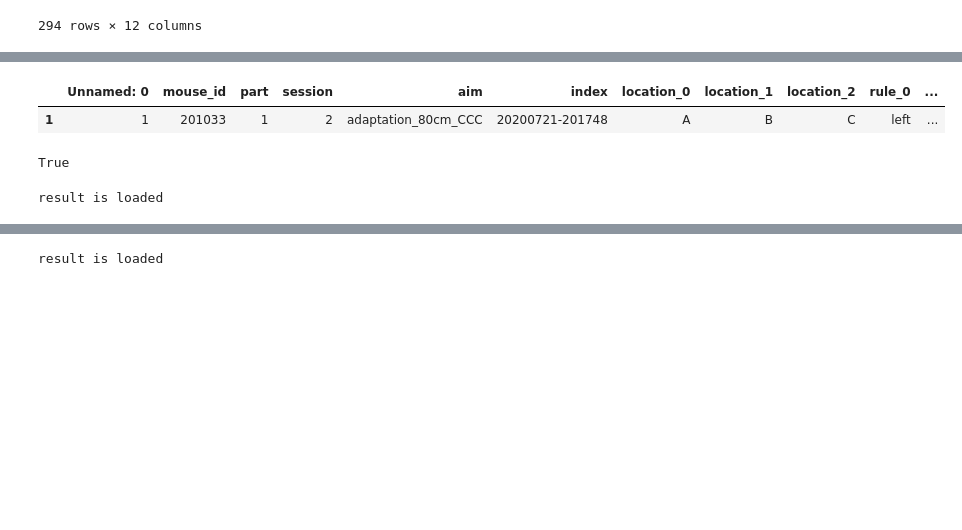
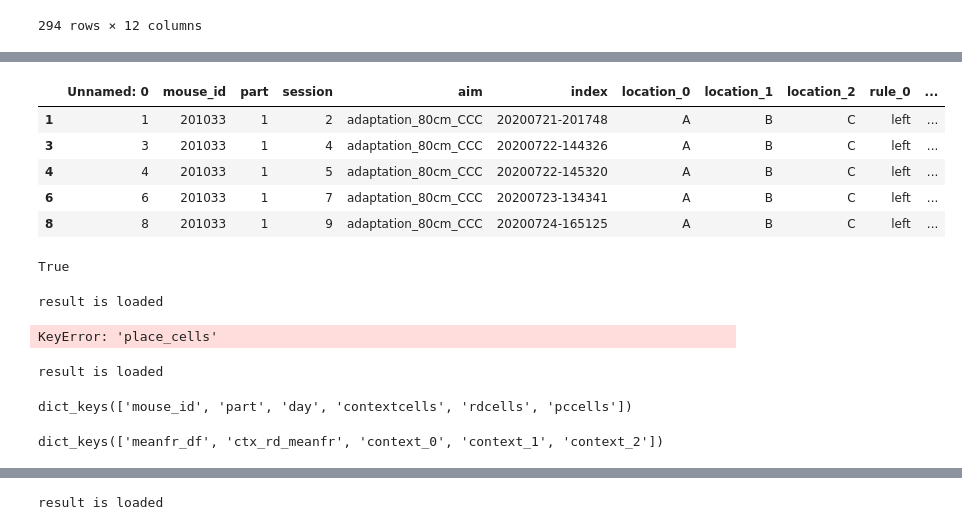
Before and after one commit to SabriQ/g_mylab, a Jupyter notebook: developing/single_cell_analysis/cell proportion along sessions.ipynb, the cells around one changed output, grey strips where cells are left out. Cells and saved outputs as stored; diff of their text form; code cells hidden in the pictures; blank space fills up the shorter version.

```diff
--- a/developing/single_cell_analysis/cell proportion along sessions.ipynb
+++ b/developing/single_cell_analysis/cell proportion along sessions.ipynb
@@ -80,7 +48,7 @@ context_map
 | 293 | 299 | 206552 | 7 | 15 | lack_floor | 20200908-174302 | B1 | A1 | C | left | ... |
 294 rows × 12 columns
 # %%
-files = glob.glob(r"\\10.10.46.135\Lab_Members\_Lab Data Analysis\02_Linear_Track\Miniscope_Linear_Track\batch3\results\celltypes\*.pkl")
-files = [i for i in files if "hc" not in i]
+files = glob.glob(r"\\10.10.46.135\Lab_Members\_Lab Data Analysis\02_Linear_Track\Miniscope_Linear_Track\batch3\results\celltypes\part1\*.pkl")
+files = [i for i in files if "201033" in i]
 files
 # %% [output]
@@ -104,53 +59,69 @@ files
 # %%
 
 def session_descripe(file,context_map):
     """
     output the description of the specified session.
     """
     mouse_id = re.findall("cell_type_(\d+)",file)[0]
     part = re.findall("part(\d+)",file)[0]
-    session_num = re.findall("session(\d+).pkl",file)[0]
+    day = re.findall("day(\d+).pkl",file)[0]
 #     print(type(mouse_id),type(part),type(session_num))
     return context_map[(context_map["mouse_id"]==int(mouse_id))
                       & (context_map["part"]==int(part))
-                      & (context_map["session"] == int(session_num))]
+                      &(context_map["aim"]!="hc")]
 
-session_description = func(files[0],context_map)
+
+session_description = session_descripe(files[0],context_map)
 session_description
 # %% [output]
 |  | Unnamed: 0 | mouse_id | part | session | aim | index | location_0 | location_1 | location_2 | rule_0 | ... |
 | 1 | 1 | 201033 | 1 | 2 | adaptation_80cm_CCC | 20200721-201748 | A | B | C | left | ... |
+| 3 | 3 | 201033 | 1 | 4 | adaptation_80cm_CCC | 20200722-144326 | A | B | C | left | ... |
+| 4 | 4 | 201033 | 1 | 5 | adaptation_80cm_CCC | 20200722-145320 | A | B | C | left | ... |
+| 6 | 6 | 201033 | 1 | 7 | adaptation_80cm_CCC | 20200723-134341 | A | B | C | left | ... |
+| 8 | 8 | 201033 | 1 | 9 | adaptation_80cm_CCC | 20200724-165125 | A | B | C | left | ... |
 # %%
 session_description["mouse_id"].isin(["201033"]).any()
 # %% [output]
 True
 # %%
-def cell_type_1(file,mouseids=["201033"],parts=[1],contexts=[0,1]):
+def cell_type_1(file):
 
-    session_description = session_descripe(file,context_map)
-    if session_description["mouse_id"].isin(mouseids).any() and session_description["part"].isin(parts).any():
-        c = load_pkl(file)
 
-        #context cells in ctx0_1
-        context_0_1_cells_context0 = c["contextcells"]["ctx0_1"]["context0_cells"]
-        context_0_1_cells_context1 = c["contextcells"]["ctx0_1"]["context1_cells"]
-        context_0_1_cells = context_0_1_cells_context0+context_0_1_cells_context1
-        context_0_1_cells = ["%s_%s_%s"%(list(session_description["mouse_id"])[0],list(session_description["part"])[0],i) for i in context_0_1_cells]
-        #running direction cells in context0 and context1
-        rd_0_1_cells_context0_leftcells = c["rdcells"]["context_0"]["left_cells"]
-        rd_0_1_cells_context0_rightcells = c["rdcells"]["context_0"]["right_cells"]
-        rd_0_1_cells_context1_leftcells = c["rdcells"]["context_1"]["left_cells"]
-        rd_0_1_cells_context1_rightcells = c["rdcells"]["context_1"]["right_cells"]
-        rd_0_1_cells = rd_0_1_cells_context0_leftcells+rd_0_1_cells_context0_rightcells+rd_0_1_cells_context1_leftcells+rd_0_1_cells_context1_rightcells
-        rd_0_1_cells = ["%s_%s_%s"%(list(session_description["mouse_id"])[0],list(session_description["part"])[0],i) for i in rd_0_1_cells]
-        #place cells in context0 and context1
-        pc_0_1_cells_context0 = c["pccells"]["context_0"]["place_cells"]
-        pc_0_1_cells_context1 = c["pccells"]["context_1"]["place_cells"]
-        pc_0_1_cells = pc_0_1_cells_context0+pc_0_1_cells_context1
-        pc_0_1_cells = ["%s_%s_%s"%(list(session_description["mouse_id"])[0],list(session_description["part"])[0],i) for i in pc_0_1_cells]
-        return context_0_1_cells,rd_0_1_cells,pc_0_1_cells
-    else:
-        return -1,-1,-1
-ctxcells,rd_cells,pccells=cell_type_1(files[0],mouseids=["201033"],parts=[1],contexts=[0,1])
+    c = load_pkl(file)
+
+    #context cells in ctx0_1
+    context_0_1_cells_context0 = c["contextcells"]["ctx0_1"]["context0_cells"]
+    context_0_1_cells_context1 = c["contextcells"]["ctx0_1"]["context1_cells"]
+    context_0_1_cells = context_0_1_cells_context0+context_0_1_cells_context1
+    context_0_1_cells = ["%s_%s_%s"%(list(session_description["mouse_id"])[0],list(session_description["part"])[0],i) for i in context_0_1_cells]
+    #running direction cells in context0 and context1
+    rd_0_1_cells_context0_leftcells = c["rdcells"]["context_0"]["left_cells"]
+    rd_0_1_cells_context0_rightcells = c["rdcells"]["context_0"]["right_cells"]
+    rd_0_1_cells_context1_leftcells = c["rdcells"]["context_1"]["left_cells"]
+    rd_0_1_cells_context1_rightcells = c["rdcells"]["context_1"]["right_cells"]
+    rd_0_1_cells = rd_0_1_cells_context0_leftcells+rd_0_1_cells_context0_rightcells+rd_0_1_cells_context1_leftcells+rd_0_1_cells_context1_rightcells
+    rd_0_1_cells = ["%s_%s_%s"%(list(session_description["mouse_id"])[0],list(session_description["part"])[0],i) for i in rd_0_1_cells]
+    #place cells in context0 and context1
+    pc_0_1_cells_context0 = c["pccells"]["context_0"]["place_cells"]
+    pc_0_1_cells_context1 = c["pccells"]["context_1"]["place_cells"]
+    pc_0_1_cells = pc_0_1_cells_context0+pc_0_1_cells_context1
+    pc_0_1_cells = ["%s_%s_%s"%(list(session_description["mouse_id"])[0],list(session_description["part"])[0],i) for i in pc_0_1_cells]
+    return context_0_1_cells,rd_0_1_cells,pc_0_1_cells
+
+ctxcells,rd_cells,pccells=cell_type_1(files[0])
 # %% [output]
 result is loaded
+KeyError: 'place_cells'
+# %%
+c = load_pkl(files[0])
+# %% [output]
+result is loaded
+# %%
+c.keys()
+# %% [output]
+dict_keys(['mouse_id', 'part', 'day', 'contextcells', 'rdcells', 'pccells'])
+# %%
+c["pccells"].keys()
+# %% [output]
+dict_keys(['meanfr_df', 'ctx_rd_meanfr', 'context_0', 'context_1', 'context_2'])
```
Also changed, not shown: parts of 6 cells of this notebook, 1 other file.
